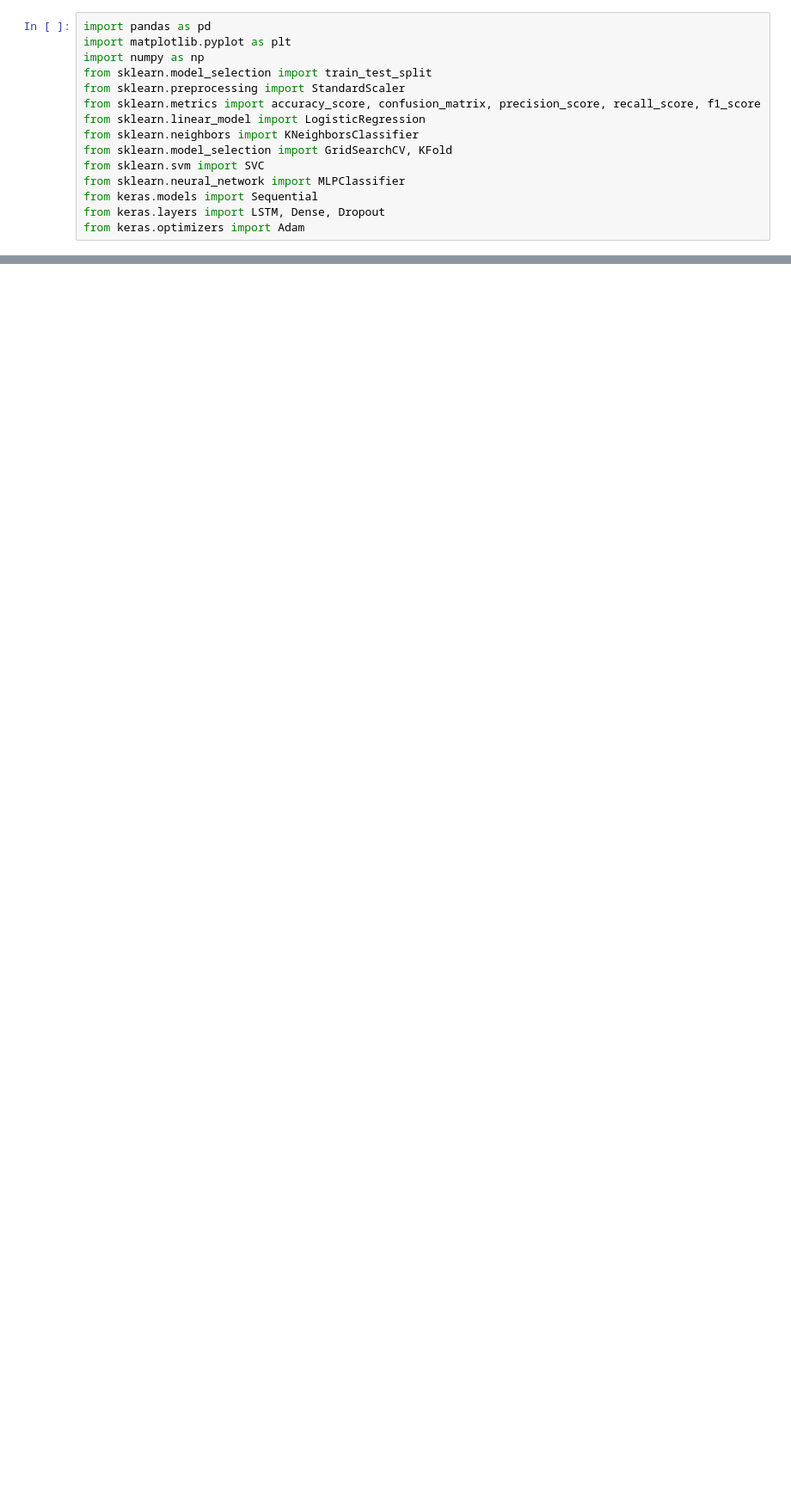
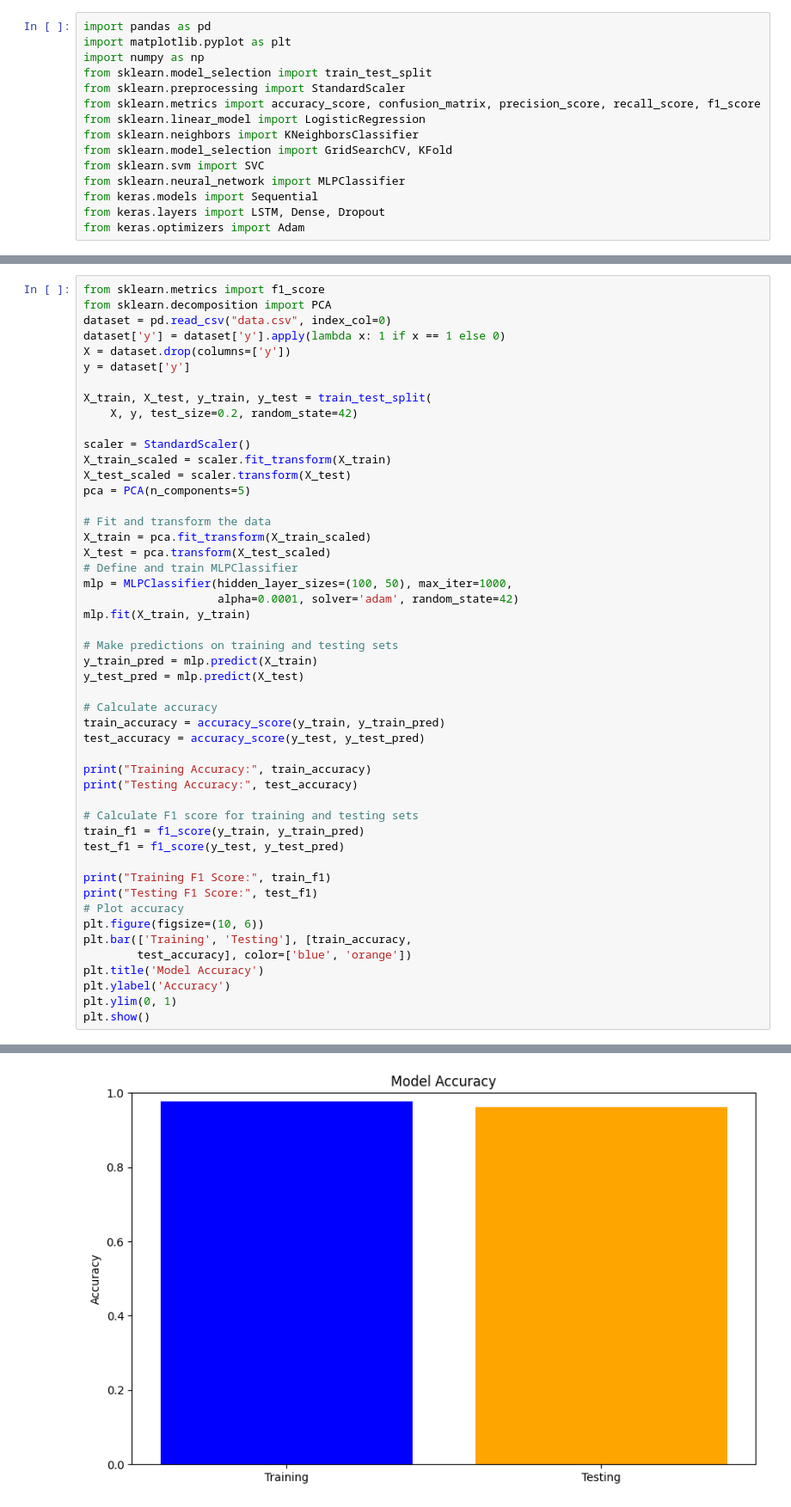
Before and after one commit to Ads2511/Eclipsy, a Jupyter notebook: ML.ipynb, the cells around one changed output, grey strips where cells are left out. Shown: that part at 86% size. Cells and saved outputs as stored; diff of their text form; blank space fills up the shorter version.

Commit message:
batter model

```diff
--- a/ML.ipynb
+++ b/ML.ipynb
@@ -53,0 +51,50 @@ Best Accuracy: 0.548
+# %%
+from sklearn.metrics import f1_score
+from sklearn.decomposition import PCA
+dataset = pd.read_csv("data.csv", index_col=0)
+dataset['y'] = dataset['y'].apply(lambda x: 1 if x == 1 else 0)
+X = dataset.drop(columns=['y'])
+y = dataset['y']
+
+X_train, X_test, y_train, y_test = train_test_split(
+    X, y, test_size=0.2, random_state=42)
+
+scaler = StandardScaler()
+X_train_scaled = scaler.fit_transform(X_train)
+X_test_scaled = scaler.transform(X_test)
+pca = PCA(n_components=5)
+
+# Fit and transform the data
+X_train = pca.fit_transform(X_train_scaled)
+X_test = pca.transform(X_test_scaled)
+# Define and train MLPClassifier
+mlp = MLPClassifier(hidden_layer_sizes=(100, 50), max_iter=1000,
+                    alpha=0.0001, solver='adam', random_state=42)
+mlp.fit(X_train, y_train)
+
+# Make predictions on training and testing sets
+y_train_pred = mlp.predict(X_train)
+y_test_pred = mlp.predict(X_test)
+
+# Calculate accuracy
+train_accuracy = accuracy_score(y_train, y_train_pred)
+test_accuracy = accuracy_score(y_test, y_test_pred)
+
+print("Training Accuracy:", train_accuracy)
+print("Testing Accuracy:", test_accuracy)
+
+# Calculate F1 score for training and testing sets
+train_f1 = f1_score(y_train, y_train_pred)
+test_f1 = f1_score(y_test, y_test_pred)
+
+print("Training F1 Score:", train_f1)
+print("Testing F1 Score:", test_f1)
+# Plot accuracy
+plt.figure(figsize=(10, 6))
+plt.bar(['Training', 'Testing'], [train_accuracy,
+        test_accuracy], color=['blue', 'orange'])
+plt.title('Model Accuracy')
+plt.ylabel('Accuracy')
+plt.ylim(0, 1)
+plt.show()
+# %% [output]
@@ -54,3 +105,4 @@ Best Accuracy: 0.548
+[figure, added]
 # %%
 scaler = StandardScaler()
 X_train = scaler.fit_transform(X_train)
```
Also changed, not shown: parts of 8 cells of this notebook, 1 other file.
